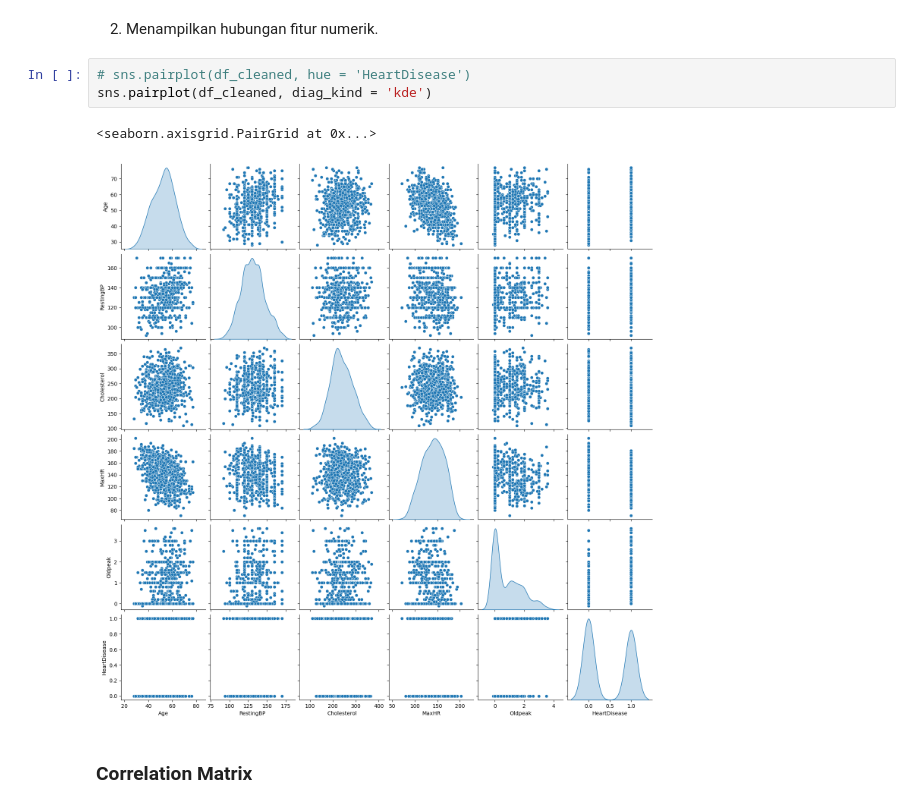
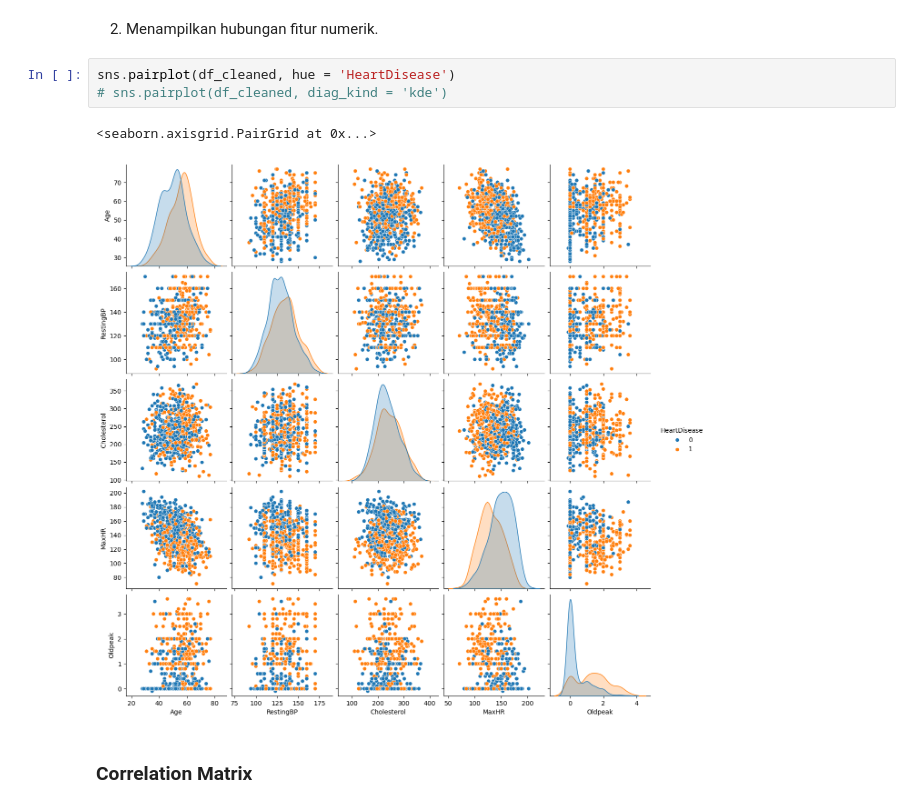
Before and after one commit to aflah201/Submission_MLT_Predictive_Analytics_Heart, a Jupyter notebook: Submission_Predictive_Analytics_Heart.ipynb, the cells around one changed output. Drawn from its saved outputs; the diff is of its cells as text.

```diff
--- a/Submission_Predictive_Analytics_Heart.ipynb
+++ b/Submission_Predictive_Analytics_Heart.ipynb
@@ -455,11 +469,11 @@ for col in cat_features:
 # %% [markdown]
 2. Menampilkan hubungan fitur numerik.
 # %%
-# sns.pairplot(df_cleaned, hue = 'HeartDisease')
-sns.pairplot(df_cleaned, diag_kind = 'kde')
+sns.pairplot(df_cleaned, hue = 'HeartDisease')
+# sns.pairplot(df_cleaned, diag_kind = 'kde')
 # %% [output]
 <seaborn.axisgrid.PairGrid at 0x...>
-[figure, old version]
+[figure, new version]
 # %% [markdown]
 ### Correlation Matrix
 # %% [markdown]
```
Also changed, not shown: parts of 18 cells of this notebook, 2 other files.
